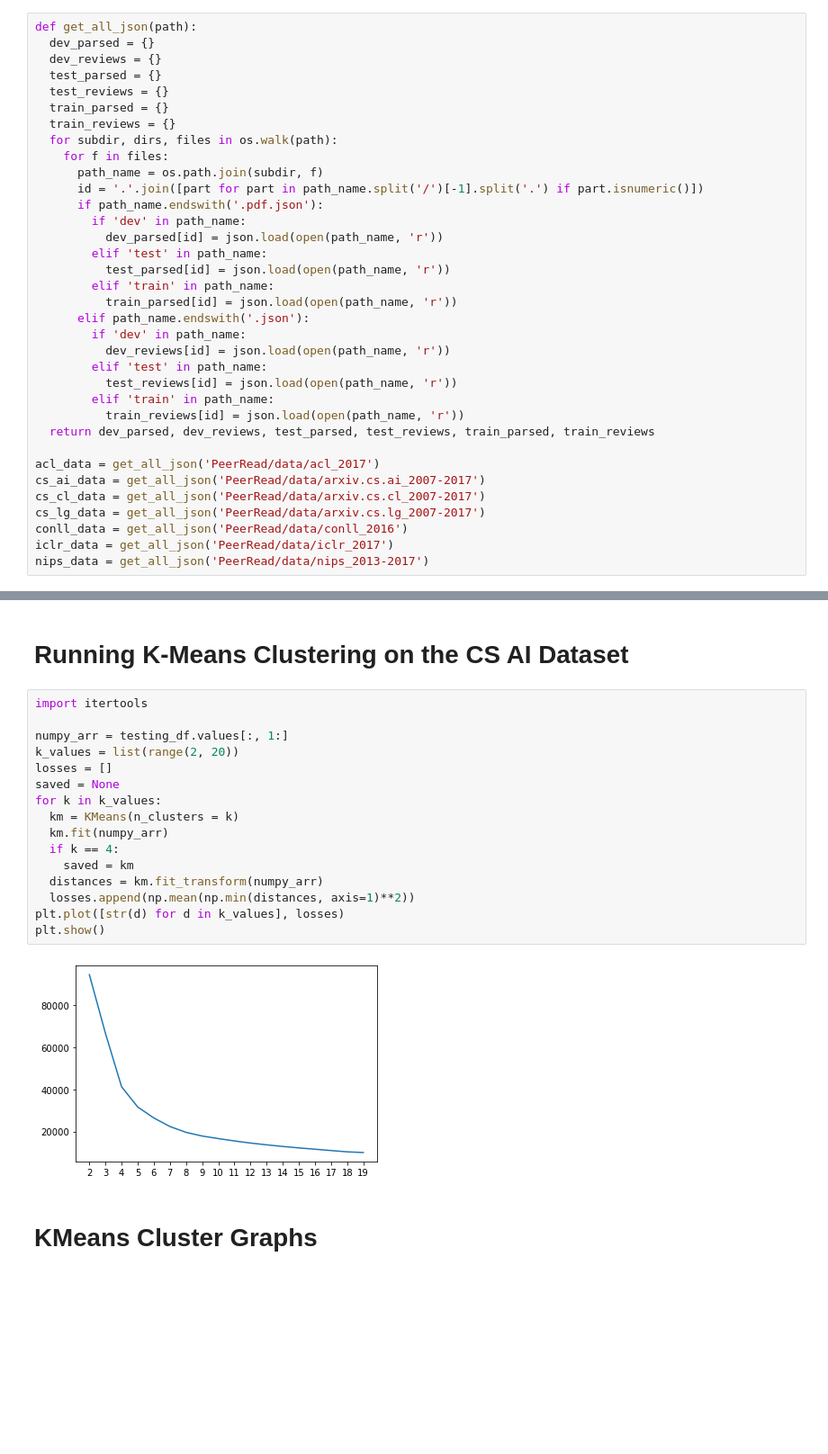
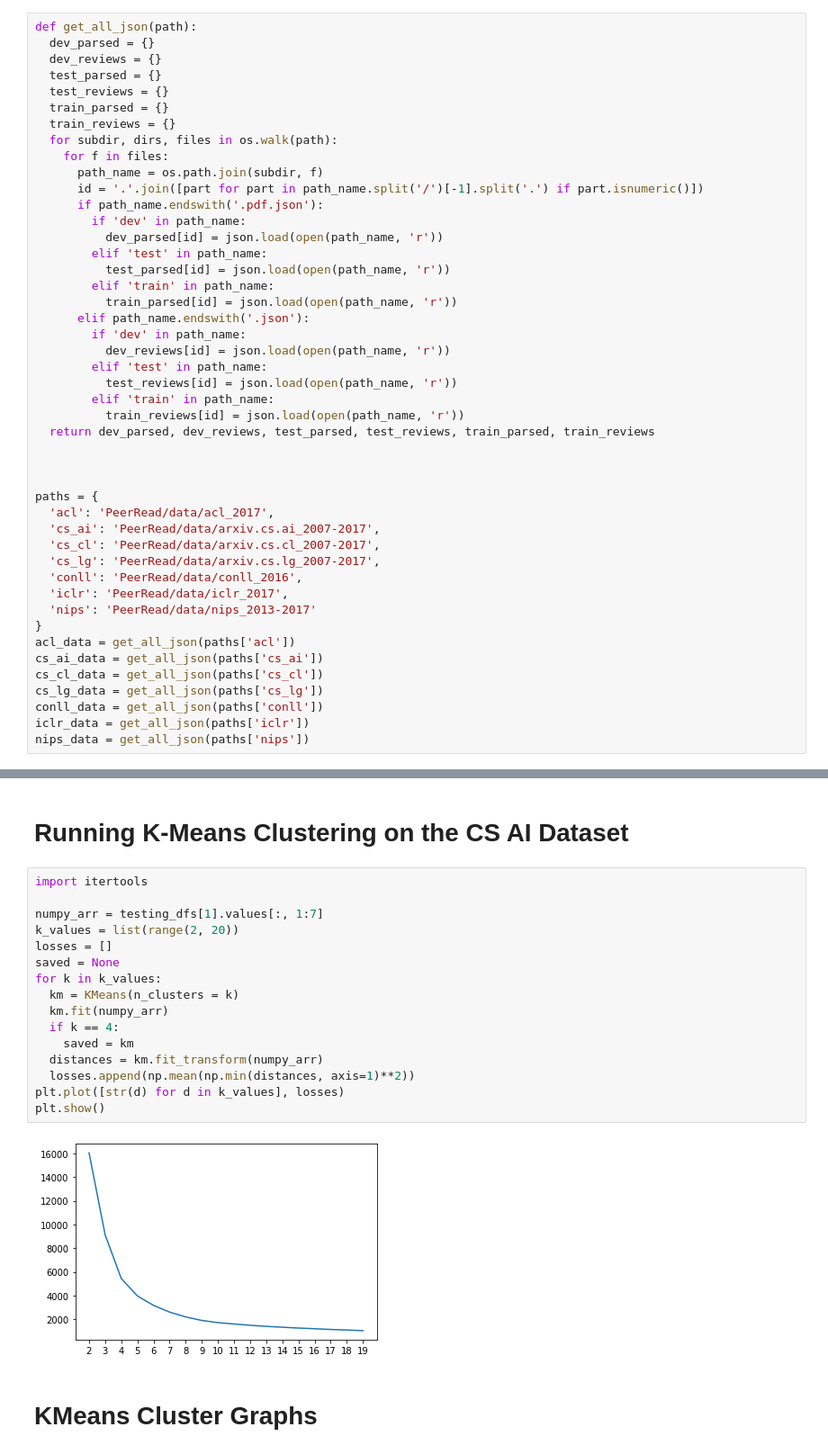
Before and after one commit to ShashiKiranMR/CS-7641-ML-Project, a Jupyter notebook: main_script.ipynb, the cells around one changed output, grey strips where cells are left out. Shown at 90% size. Drawn from its saved outputs; the diff is of its cells as text; blank space fills up the shorter version.

```diff
--- a/main_script.ipynb
+++ b/main_script.ipynb
@@ -49,13 +50,24 @@ def get_all_json(path):
           train_reviews[id] = json.load(open(path_name, 'r'))
   return dev_parsed, dev_reviews, test_parsed, test_reviews, train_parsed, train_reviews
 
-acl_data = get_all_json('PeerRead/data/acl_2017')
-cs_ai_data = get_all_json('PeerRead/data/arxiv.cs.ai_2007-2017')
-cs_cl_data = get_all_json('PeerRead/data/arxiv.cs.cl_2007-2017')
-cs_lg_data = get_all_json('PeerRead/data/arxiv.cs.lg_2007-2017')
-conll_data = get_all_json('PeerRead/data/conll_2016')
-iclr_data = get_all_json('PeerRead/data/iclr_2017')
-nips_data = get_all_json('PeerRead/data/nips_2013-2017')
+
+
+paths = {
+  'acl': 'PeerRead/data/acl_2017',
+  'cs_ai': 'PeerRead/data/arxiv.cs.ai_2007-2017',
+  'cs_cl': 'PeerRead/data/arxiv.cs.cl_2007-2017',
+  'cs_lg': 'PeerRead/data/arxiv.cs.lg_2007-2017',
+  'conll': 'PeerRead/data/conll_2016',
+  'iclr': 'PeerRead/data/iclr_2017',
+  'nips': 'PeerRead/data/nips_2013-2017'
+}
+acl_data = get_all_json(paths['acl'])
+cs_ai_data = get_all_json(paths['cs_ai'])
+cs_cl_data = get_all_json(paths['cs_cl'])
+cs_lg_data = get_all_json(paths['cs_lg'])
+conll_data = get_all_json(paths['conll'])
+iclr_data = get_all_json(paths['iclr'])
+nips_data = get_all_json(paths['nips'])
 # %% [markdown]
 # Creating the DataFrames
 # %%
@@ -159,21 +203,21 @@ testing_df
 # %%
 import itertools
 
-numpy_arr = testing_df.values[:, 1:]
+numpy_arr = testing_dfs[1].values[:, 1:7]
 k_values = list(range(2, 20))
 losses = []
 saved = None
 for k in k_values:
   km = KMeans(n_clusters = k)
   km.fit(numpy_arr)
   if k == 4:
     saved = km
   distances = km.fit_transform(numpy_arr)
   losses.append(np.mean(np.min(distances, axis=1)**2))
 plt.plot([str(d) for d in k_values], losses)
 plt.show()
 # %% [output]
-[figure, old version]
+[figure, new version]
 # %% [markdown]
 # KMeans Cluster Graphs
 # %%
```
Also changed, not shown: parts of 5 cells of this notebook.
